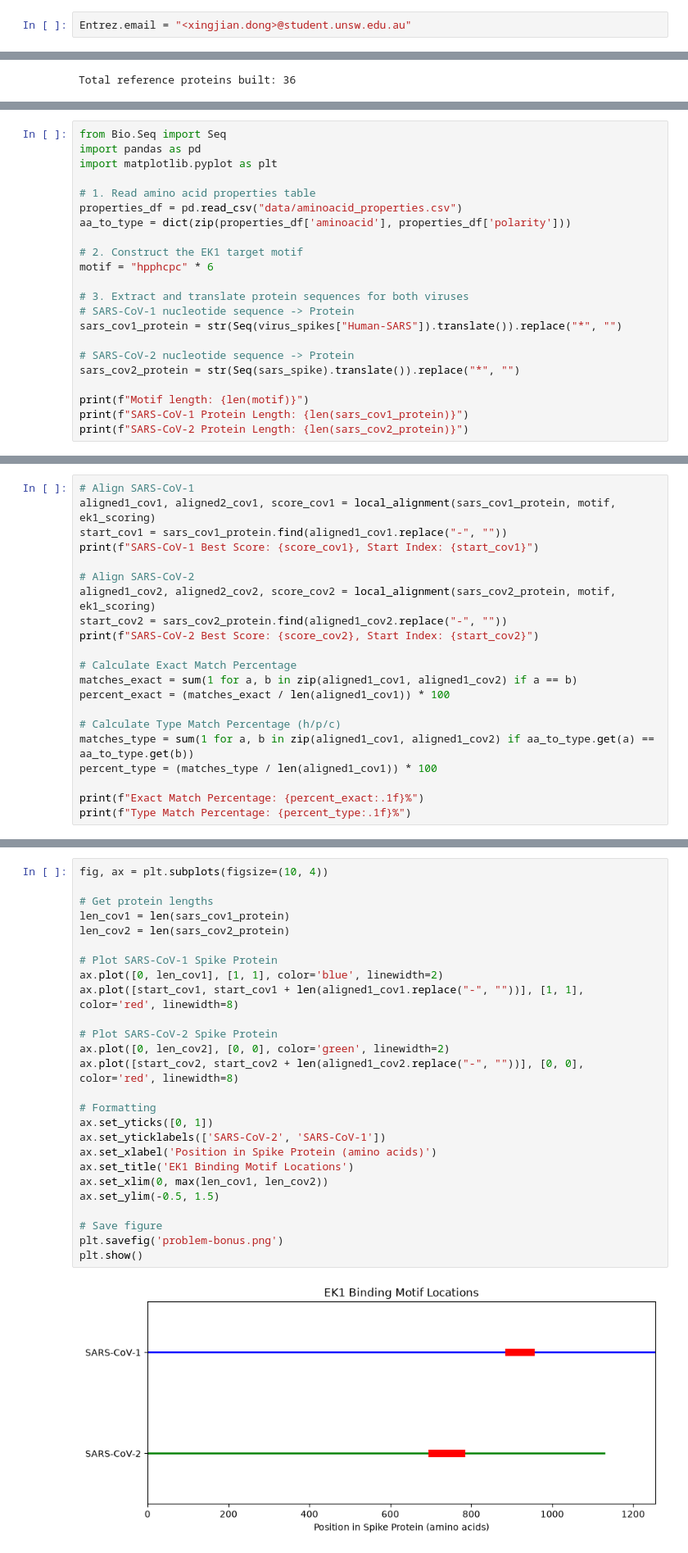
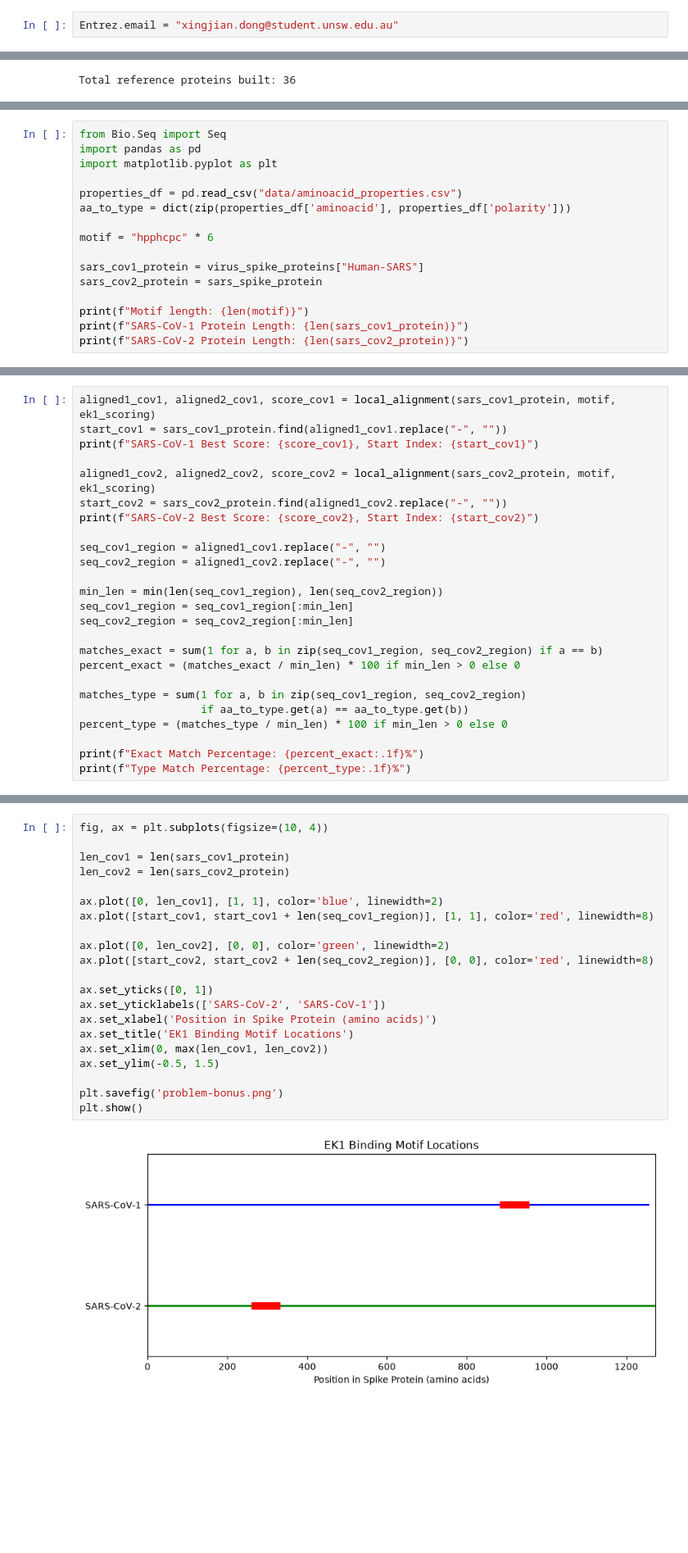
Before and after one commit to SuperHeroDXJ/assign_gene_func, a Jupyter notebook: gene_func_workbook.ipynb, the cells around one changed output, grey strips where cells are left out. Shown at 82% size. Saved outputs shown, nothing was run; the diff lists cells and outputs as text; blank space fills up the shorter version.

```diff
--- a/gene_func_workbook.ipynb
+++ b/gene_func_workbook.ipynb
@@ -36,7 +36,7 @@ import sys; sys.path.append(".")
 # %% [markdown]
 Let's let the nice folks at NCBI know who we are.
 # %%
-Entrez.email = "<xingjian.dong>@student.unsw.edu.au"
+Entrez.email = "xingjian.dong@student.unsw.edu.au"
 # %% [markdown]
 ## Finding SARS-CoV-2's closest relatives
 
@@ -426,19 +435,13 @@ from Bio.Seq import Seq
 import pandas as pd
 import matplotlib.pyplot as plt
 
-# 1. Read amino acid properties table
 properties_df = pd.read_csv("data/aminoacid_properties.csv")
 aa_to_type = dict(zip(properties_df['aminoacid'], properties_df['polarity']))
 
-# 2. Construct the EK1 target motif
 motif = "hpphcpc" * 6
 
-# 3. Extract and translate protein sequences for both viruses
-# SARS-CoV-1 nucleotide sequence -> Protein
-sars_cov1_protein = str(Seq(virus_spikes["Human-SARS"]).translate()).replace("*", "")
-
-# SARS-CoV-2 nucleotide sequence -> Protein
-sars_cov2_protein = str(Seq(sars_spike).translate()).replace("*", "")
+sars_cov1_protein = virus_spike_proteins["Human-SARS"]
+sars_cov2_protein = sars_spike_protein
 
 print(f"Motif length: {len(motif)}")
 print(f"SARS-CoV-1 Protein Length: {len(sars_cov1_protein)}")
@@ -466,21 +467,25 @@ def ek1_scoring(aa, motif_char):
 # %%
-# Align SARS-CoV-1
 aligned1_cov1, aligned2_cov1, score_cov1 = local_alignment(sars_cov1_protein, motif, ek1_scoring)
 start_cov1 = sars_cov1_protein.find(aligned1_cov1.replace("-", ""))
 print(f"SARS-CoV-1 Best Score: {score_cov1}, Start Index: {start_cov1}")
 
-# Align SARS-CoV-2
 aligned1_cov2, aligned2_cov2, score_cov2 = local_alignment(sars_cov2_protein, motif, ek1_scoring)
 start_cov2 = sars_cov2_protein.find(aligned1_cov2.replace("-", ""))
 print(f"SARS-CoV-2 Best Score: {score_cov2}, Start Index: {start_cov2}")
 
-# Calculate Exact Match Percentage
-matches_exact = sum(1 for a, b in zip(aligned1_cov1, aligned1_cov2) if a == b)
-percent_exact = (matches_exact / len(aligned1_cov1)) * 100
+seq_cov1_region = aligned1_cov1.replace("-", "")
+seq_cov2_region = aligned1_cov2.replace("-", "")
 
-# Calculate Type Match Percentage (h/p/c)
-matches_type = sum(1 for a, b in zip(aligned1_cov1, aligned1_cov2) if aa_to_type.get(a) == aa_to_type.get(b))
-percent_type = (matches_type / len(aligned1_cov1)) * 100
+min_len = min(len(seq_cov1_region), len(seq_cov2_region))
+seq_cov1_region = seq_cov1_region[:min_len]
+seq_cov2_region = seq_cov2_region[:min_len]
+
+matches_exact = sum(1 for a, b in zip(seq_cov1_region, seq_cov2_region) if a == b)
+percent_exact = (matches_exact / min_len) * 100 if min_len > 0 else 0
+
+matches_type = sum(1 for a, b in zip(seq_cov1_region, seq_cov2_region)
+                   if aa_to_type.get(a) == aa_to_type.get(b))
+percent_type = (matches_type / min_len) * 100 if min_len > 0 else 0
 
 print(f"Exact Match Percentage: {percent_exact:.1f}%")
 print(f"Type Match Percentage: {percent_type:.1f}%")
@@ -492,31 +497,26 @@ Type Match Percentage: 40.7%
 # %%
 fig, ax = plt.subplots(figsize=(10, 4))
 
-# Get protein lengths
 len_cov1 = len(sars_cov1_protein)
 len_cov2 = len(sars_cov2_protein)
 
-# Plot SARS-CoV-1 Spike Protein
 ax.plot([0, len_cov1], [1, 1], color='blue', linewidth=2)
-ax.plot([start_cov1, start_cov1 + len(aligned1_cov1.replace("-", ""))], [1, 1], color='red', linewidth=8)
+ax.plot([start_cov1, start_cov1 + len(seq_cov1_region)], [1, 1], color='red', linewidth=8)
 
-# Plot SARS-CoV-2 Spike Protein
 ax.plot([0, len_cov2], [0, 0], color='green', linewidth=2)
-ax.plot([start_cov2, start_cov2 + len(aligned1_cov2.replace("-", ""))], [0, 0], color='red', linewidth=8)
+ax.plot([start_cov2, start_cov2 + len(seq_cov2_region)], [0, 0], color='red', linewidth=8)
 
-# Formatting
 ax.set_yticks([0, 1])
 ax.set_yticklabels(['SARS-CoV-2', 'SARS-CoV-1'])
 ax.set_xlabel('Position in Spike Protein (amino acids)')
 ax.set_title('EK1 Binding Motif Locations')
 ax.set_xlim(0, max(len_cov1, len_cov2))
 ax.set_ylim(-0.5, 1.5)
 
-# Save figure
 plt.savefig('problem-bonus.png')
 plt.show()
 # %% [output]
-[figure, old version]
+[figure, new version]
 # %%
 binding_motif_present = """
 Does the SARS-CoV-2 spike protein contain the EK1 binding motif?
```
Also changed, not shown: parts of 13 cells of this notebook, 1 other file.
